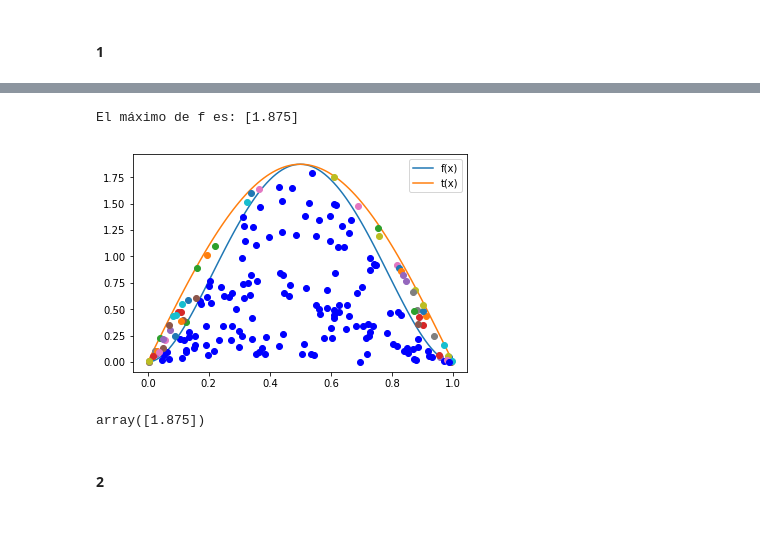
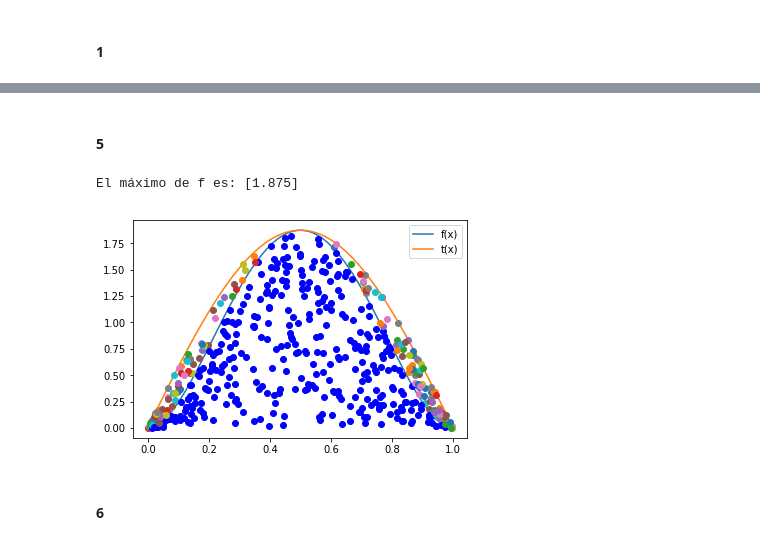
Before and after one commit to Edgarmabu/ProyectoConjunto_EMachuca_PDiaz, a Jupyter notebook: ProyectoColaborativo_EMachuca_PDiaz.ipynb, the cells around one changed output, grey strips where cells are left out. Cells and saved outputs as stored; diff of their text form; code cells hidden in the pictures.

```diff
--- a/ProyectoColaborativo_EMachuca_PDiaz.ipynb
+++ b/ProyectoColaborativo_EMachuca_PDiaz.ipynb
@@ -56,0 +61,14 @@ import pandas as pd
+# %%
+# Ilustración del método de aceptación y rechazo cuando NO se toma t(x) constante
+# Función objetivo
+f = lambda x:30*(x**2-2*x**3+x**4)
+# Máximo de la función f
+max_f = f(optimize.fmin(lambda x:-f(x),0,disp=False))
+# Función t
+t = lambda x: max_f*np.sin(np.pi*x)
+x = np.arange(0,1,0.01)  # Rango donde se graficará las funciones
+print('El máximo de f es:',max_f)
+# Gráficas de las funciones
+plt.plot(x,f(x),label='f(x)')
+plt.plot(x,t(x),label='t(x)')
+plt.legend()
@@ -57,3 +140,5 @@ import pandas as pd
+# %% [markdown]
+#### 5
 # %%
 # Función de aceptación y rechazo usando compresión de listas
 def Acep_rechazo(R2:'Variables distruidas U~U(0,1)',
@@ -69,34 +154,30 @@ def Acep_rechazo(R2:'Variables distruidas U~U(0,1)',
 
     plt.show()
 # %%
-# Ilustración del método de aceptación y rechazo cuando se toma t(x) constante
+# Ilustración del método de aceptación y rechazo cuando NO se toma t(x) constante
 
 # Función objetivo
 f = lambda x:30*(x**2-2*x**3+x**4)
 # Máximo de la función f
 max_f = f(optimize.fmin(lambda x:-f(x),0,disp=False))
 # Función t
 t = lambda x: max_f*np.sin(np.pi*x)
 x = np.arange(0,1,0.01)  # Rango donde se graficará las funciones
 print('El máximo de f es:',max_f)
 # Gráficas de las funciones
 plt.plot(x,f(x),label='f(x)')
 plt.plot(x,t(x),label='t(x)')
 plt.legend()
 
 # Validación del método
-N = 200 # número de puntos a simular
+N = 500 # número de puntos a simular
 # Como estoy tomando t(x) constante solo es necesario generar valores aleatorios U~(0,1)
 R2 = np.random.rand(N)
 R1 = np.random.rand(N)
 
 Acep_rechazo(R2,R1,f,t)
 # %% [output]
 El máximo de f es: [1.875]
-[figure, old version]
+[figure, new version]
-# %%
-max_f
-# %% [output]
-array([1.875])
 # %% [markdown]
-#### 2
+#### 6
```
Also changed, not shown: parts of 16 cells of this notebook.
